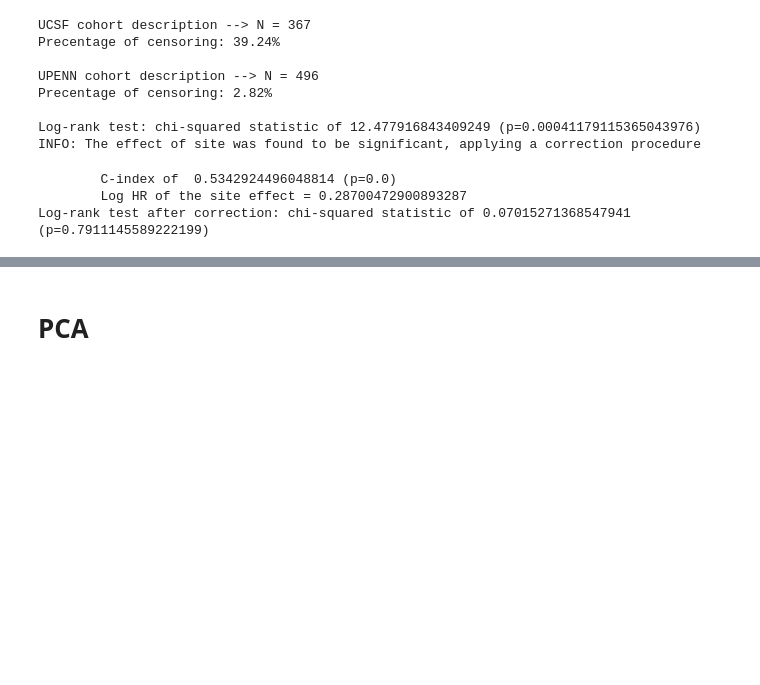
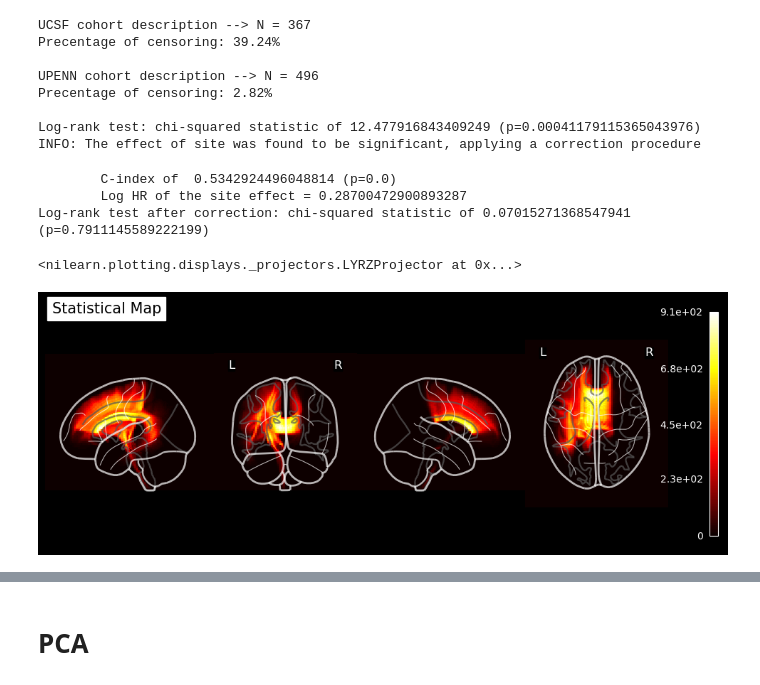
Before and after one commit to basiav/Tractography, a Jupyter notebook: old/main.ipynb, the cells around one changed output, grey strips where cells are left out. Cells and saved outputs as stored; diff of their text form; code cells hidden in the pictures; blank space fills up the shorter version.

```diff
--- a/main.ipynb
+++ b/old/main.ipynb
@@ -100,0 +111,12 @@ Log-rank test after correction: chi-squared statistic of 0.07015271368547941 (p=
+# %%
+from nilearn import image
+
+
+nifti_img_4d = unflatten_maps(maps_ucsf, T1_file, return_nifti=True)
+
+nifti_img_3d = image.index_img(nifti_img_4d, 0)
+
+plotting.plot_glass_brain(nifti_img_3d, colorbar=True, display_mode='lyrz', black_bg=True, title='Statistical Map')
+# %% [output]
+<nilearn.plotting.displays._projectors.LYRZProjector at 0x...>
+[figure, added]
```
Also changed, not shown: parts of 17 cells of this notebook, 27 other files.
